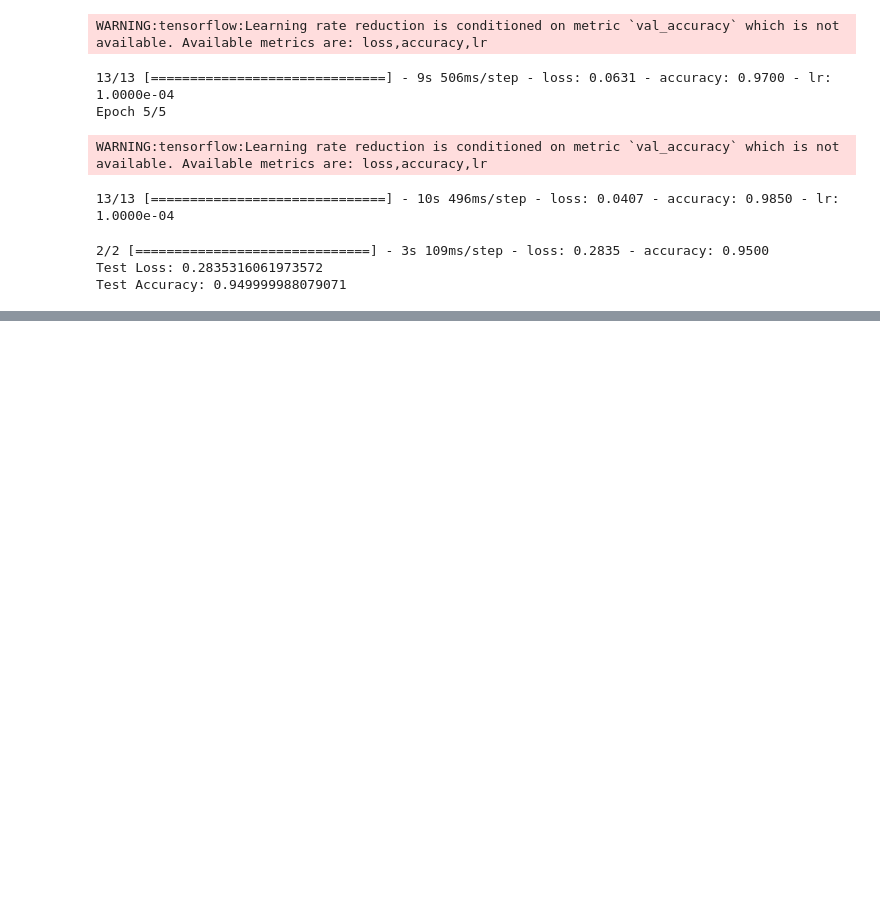
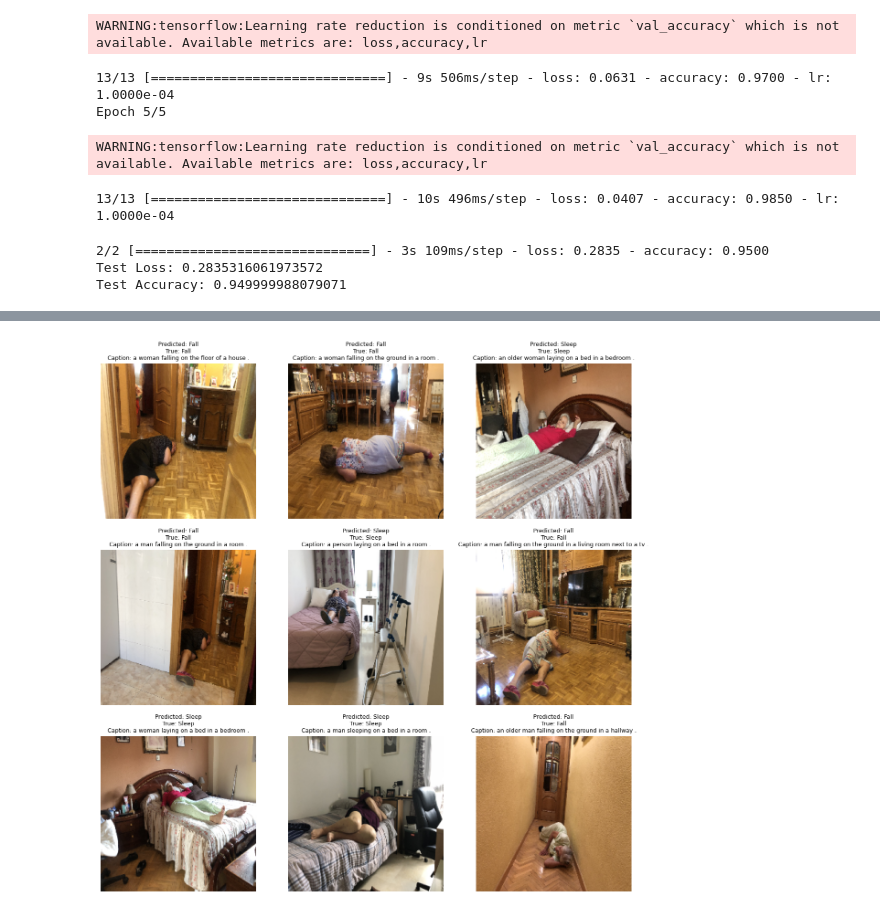
Before and after one commit to qkrwoghd04/binary_classification_using_BERT-ViT, a Jupyter notebook: practice/Image&Text_late_fusion.ipynb, the cells around one changed output, grey strips where cells are left out. Drawn from its saved outputs; the diff is of its cells as text; code cells hidden in the pictures; blank space fills up the shorter version.

Commit message:
test accuracy = 0.95

```diff
--- a/practice/Image&Text_late_fusion.ipynb
+++ b/practice/Image&Text_late_fusion.ipynb
@@ -331,3 +309,41 @@ print(f"Test Accuracy: {test_accuracy}")
 2/2 [==============================] - 3s 109ms/step - loss: 0.2835 - accuracy: 0.9500
 Test Loss: 0.2835316061973572
 Test Accuracy: 0.949999988079071
+# %%
+import matplotlib.pyplot as plt
+
+def tokens_to_text(tokenizer, tokens):
+    # 토큰 ID를 토큰으로 변환
+    tokens = tokenizer.convert_ids_to_tokens(tokens)
+    # [CLS], [SEP], 패딩([PAD]) 토큰 제거
+    tokens = [token for token in tokens if token not in ("[CLS]", "[SEP]", "[PAD]", 0)]
+    # 토큰을 공백으로 연결하여 텍스트로 변환
+    text = ' '.join(tokens).replace(" ##", "")
+    return text
+
+def predict_and_visualize(model, dataset, class_names, tokenizer, batch_size=32):
+    for inputs, labels in dataset.take(1):
+        image_batch = inputs['image_input']
+        text_batch = inputs['input_word_ids']
+        predictions = model.predict(inputs)
+        predictions = np.argmax(predictions, axis=1)
+
+        plt.figure(figsize=(15, 15))
+        for i in range(min(batch_size, 9)):  # 최대 9개 이미지까지만 출력
+            ax = plt.subplot(3, 3, i + 1)
+            img = image_batch[i].numpy()
+            img = (img + 1) / 2  # 이미지 데이터를 [0, 1] 범위로 스케일링
+            plt.imshow(img)
+            true_index = np.argmax(labels[i])
+            tokens = text_batch[i].numpy()
+            caption = tokens_to_text(tokenizer, tokens)
+            plt.title(f"Predicted: {class_names[predictions[i]]}\nTrue: {class_names[true_index]}\nCaption: {caption}",fontsize=9)
+            plt.axis("off")
+        plt.show()
+# %%
+# 클래스 이름 정의 (예시)
+class_names = ['Fall', 'Sleep']
+
+# 예측 및 시각화 실행
+predict_and_visualize(fusion_model, test_dataset, class_names, tokenizer)
+# %% [output]
@@ -333,0 +351 @@ Test Accuracy: 0.949999988079071
+[figure, added]
```
Also changed, not shown: parts of 2 cells of this notebook.
